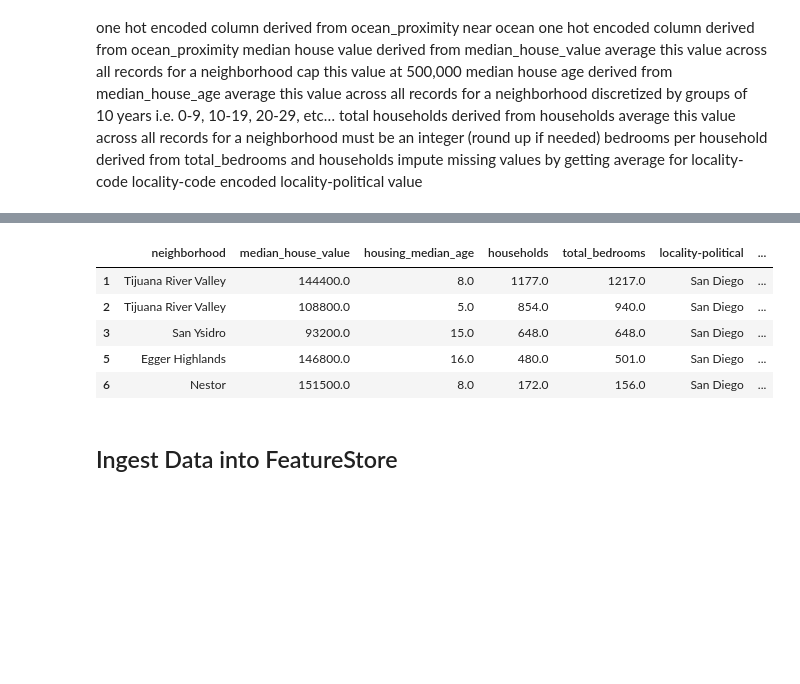
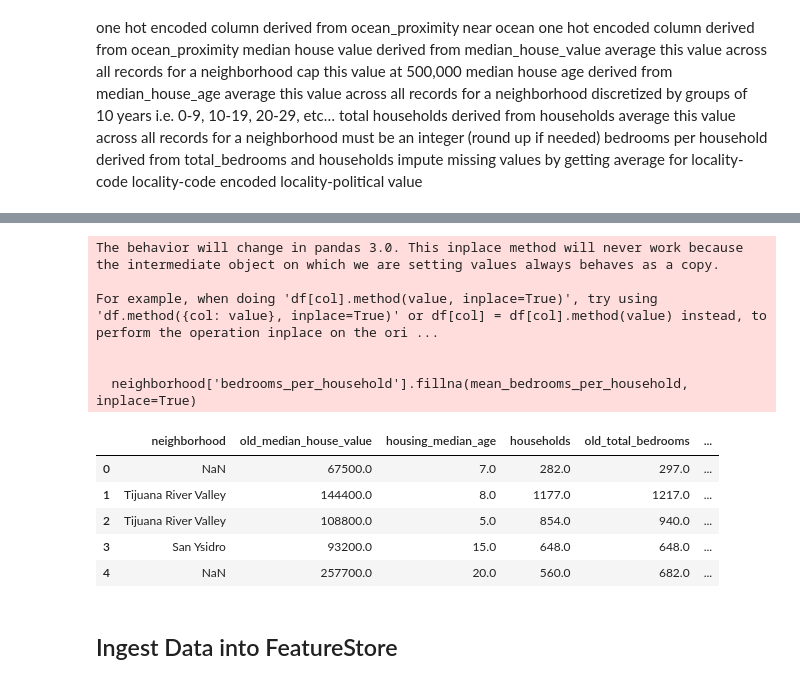
Before and after one commit to snagalingam/aai-540-hw, a Jupyter notebook: homework-3-1/homework-3-1.ipynb, the cells around one changed output, grey strips where cells are left out. Cells and saved outputs as stored; diff of their text form; code cells hidden in the pictures; blank space fills up the shorter version.

```diff
--- a/homework-3-1/homework-3-1.ipynb
+++ b/homework-3-1/homework-3-1.ipynb
@@ -185,7 +184,7 @@ neighborhood = pd.get_dummies(neighborhood, columns=['ocean_proximity'])
 
 # rename columns
 neighborhood.rename(columns={'ocean_proximity_<1H OCEAN': '1h_ocean'}, inplace=True)
-neighborhood.rename(columns={'ocean_proximity_INLAND': 'island'}, inplace=True)
+neighborhood.rename(columns={'ocean_proximity_INLAND': 'inland'}, inplace=True)
 neighborhood.rename(columns={'ocean_proximity_ISLAND': 'island'}, inplace=True)
 neighborhood.rename(columns={'ocean_proximity_NEAR BAY': 'near_bay'}, inplace=True)
 neighborhood.rename(columns={'ocean_proximity_NEAR OCEAN': 'near_ocean'}, inplace=True)
@@ -201,10 +200,17 @@ neighborhood.head()
 # %%
-# Derive 'median_house_value' by averaging across neighborhoods and capping at 500,000
-neighborhood['new_median_house_value'] = neighborhood.groupby('neighborhood')['median_house_value'].transform('mean')
-neighborhood['new_median_house_value'] = neighborhood['new_median_house_value'].apply(lambda x: min(x, 500000))
+# rename old median_house_value
+neighborhood.rename(columns={'median_house_value': 'old_median_house_value'}, inplace=True)
 
-# Derive 'median_house_age' by averaging across neighborhoods and discretizing into groups of 10 years
+# derive 'median_house_value' by averaging across neighborhoods and capping at 500,000
+neighborhood['median_house_value'] = neighborhood.groupby('neighborhood')['old_median_house_value'].transform('mean')
+neighborhood['median_house_value'] = neighborhood['median_house_value'].apply(lambda x: min(x, 500000))
+
+# derive 'median_house_age' by averaging across neighborhoods and discretizing into groups of 10 years
+# define custom labels
+labels = [f"{i}-{i + 9}" for i in range(0, 90, 10)]  # Create labels like '0-9', '10-19'...
+
 neighborhood['median_house_age'] = neighborhood.groupby('neighborhood')['housing_median_age'].transform('mean')
-neighborhood['median_house_age'] = pd.cut(neighborhood['median_house_age'], bins=range(0, 100, 10), labels=range(0, 90, 10))
+neighborhood['median_house_age'] = pd.cut(neighborhood['median_house_age'], bins=range(0, 100, 10), labels=labels)
+
 neighborhood.head()
 # %% [output]
@@ -233,12 +223,16 @@ neighborhood.head(100)
 # %%
-# Derive 'total_households' by averaging across neighborhoods and rounding up to the nearest integer
-neighborhood['total_households'] = neighborhood.groupby('neighborhood')['households'].transform('mean').apply(lambda x: round(x))
+# derive 'total_households' by averaging across neighborhoods and rounding up to the nearest integer
+neighborhood['total_households'] = neighborhood.groupby('neighborhood')['households'].transform('mean')
+neighborhood['total_households'] = neighborhood['total_households'].transform(lambda x: Decimal(x).to_integral_value(rounding=ROUND_HALF_UP))
 
-# Derive 'total_bredrooms' by averaging across neighborhoods and rounding up to the nearest integer
-neighborhood['new_total_bedrooms'] = neighborhood.groupby('neighborhood')['total_bedrooms'].transform('mean')
-neighborhood['new_total_bedrooms'] = neighborhood['new_total_bedrooms'].transform(lambda x: round(x))
+# rename old total bedrooms
+neighborhood.rename(columns={'total_bedrooms': 'old_total_bedrooms'}, inplace=True)
 
-# Derive 'bedrooms_per_household'
-neighborhood['bedrooms_per_household'] = neighborhood['new_total_bedrooms'] / neighborhood['total_households']
+# derive 'total_bedrooms' by averaging across neighborhoods and rounding up to the nearest integer
+neighborhood['total_bedrooms'] = neighborhood.groupby('neighborhood')['old_total_bedrooms'].transform('mean')
+neighborhood['total_bedrooms'] = neighborhood['total_bedrooms'].transform(lambda x: Decimal(x).to_integral_value(rounding=ROUND_HALF_UP))
+
+# derive 'bedrooms_per_household'
+neighborhood['bedrooms_per_household'] = neighborhood['total_bedrooms'] / neighborhood['total_households']
 neighborhood.head()
 # %% [output]
@@ -260,17 +252,23 @@ locality_political_column = neighborhood['locality-political'].values.reshape(-1
 # Fit the OrdinalEncoder to the 'locality-political' column and transform it
 neighborhood['locality-code'] = ordinal_encoder.fit_transform(locality_political_column)
 # %%
-# Calculate the mean 'locality-code' value across the entire dataset
-mean_locality_code = neighborhood['locality-code'].mean()
+# Calculate the mean 'bedrooms_per_household' for each 'locality-code'
+mean_bedrooms_per_household = neighborhood.groupby('locality-code')['bedrooms_per_household'].transform('mean')
 
-# Impute missing values in 'locality-code' with the mean value
-neighborhood['locality-code'] = neighborhood['locality-code'].fillna(mean_locality_code)
+# Fill missing values in 'bedrooms_per_household' with the mean for each 'locality-code'
+neighborhood['bedrooms_per_household'].fillna(mean_bedrooms_per_household, inplace=True)
 
 neighborhood.head()
 # %% [output]
+The behavior will change in pandas 3.0. This inplace method will never work because the intermediate object on which we are setting values always behaves as a copy.
+
+For example, when doing 'df[col].method(value, inplace=True)', try using 'df.method({col: value}, inplace=True)' or df[col] = df[col].method(value) instead, to perform the operation inplace on the ori ...
+
+
+  neighborhood['bedrooms_per_household'].fillna(mean_bedrooms_per_household, inplace=True)
-|  | neighborhood | median_house_value | housing_median_age | households | total_bedrooms | locality-political | ... |
-| 1 | Tijuana River Valley | 144400.0 | 8.0 | 1177.0 | 1217.0 | San Diego | ... |
-| 2 | Tijuana River Valley | 108800.0 | 5.0 | 854.0 | 940.0 | San Diego | ... |
-| 3 | San Ysidro | 93200.0 | 15.0 | 648.0 | 648.0 | San Diego | ... |
-| 5 | Egger Highlands | 146800.0 | 16.0 | 480.0 | 501.0 | San Diego | ... |
-| 6 | Nestor | 151500.0 | 8.0 | 172.0 | 156.0 | San Diego | ... |
+|  | neighborhood | old_median_house_value | housing_median_age | households | old_total_bedrooms | ... |
+| 0 | NaN | 67500.0 | 7.0 | 282.0 | 297.0 | ... |
+| 1 | Tijuana River Valley | 144400.0 | 8.0 | 1177.0 | 1217.0 | ... |
+| 2 | Tijuana River Valley | 108800.0 | 5.0 | 854.0 | 940.0 | ... |
+| 3 | San Ysidro | 93200.0 | 15.0 | 648.0 | 648.0 | ... |
+| 4 | NaN | 257700.0 | 20.0 | 560.0 | 682.0 | ... |
```
Also changed, not shown: parts of 22 cells of this notebook, 2 other files.
